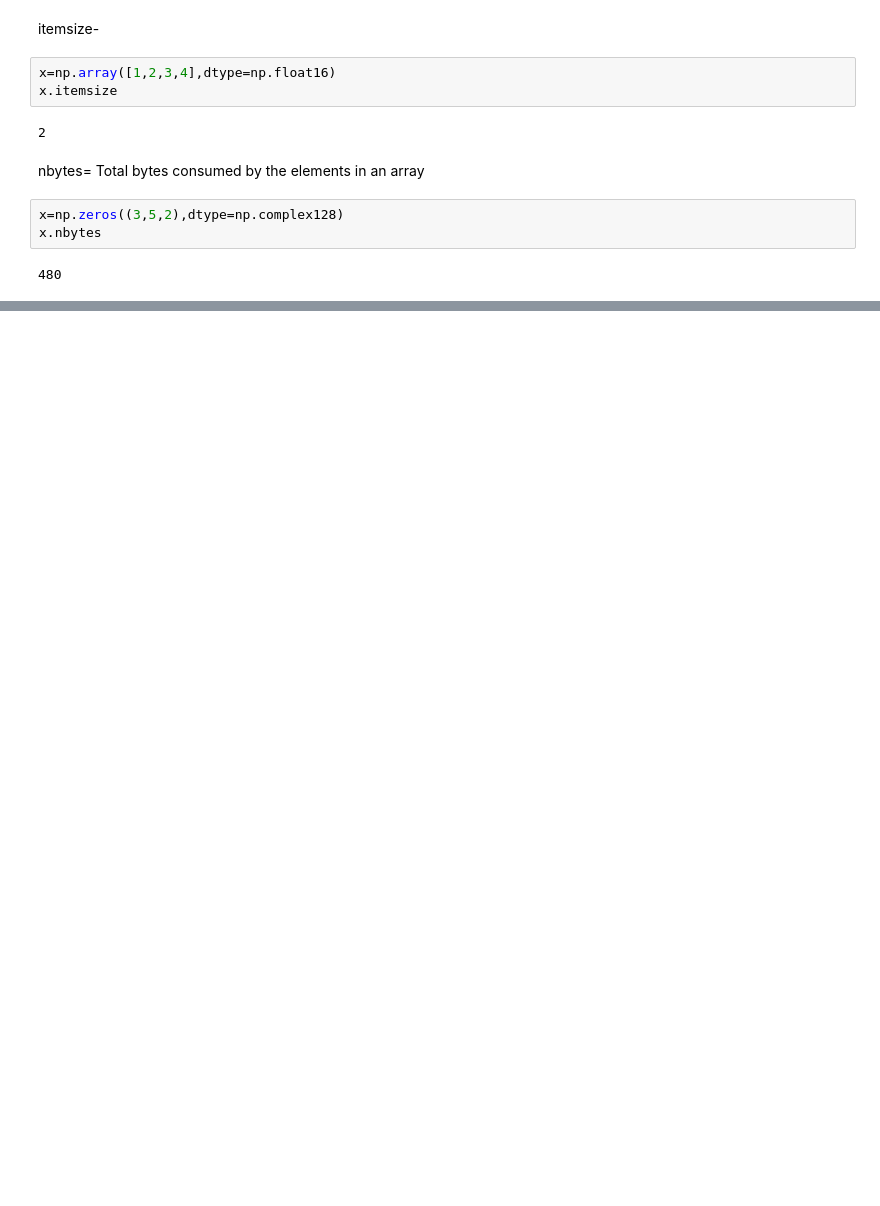
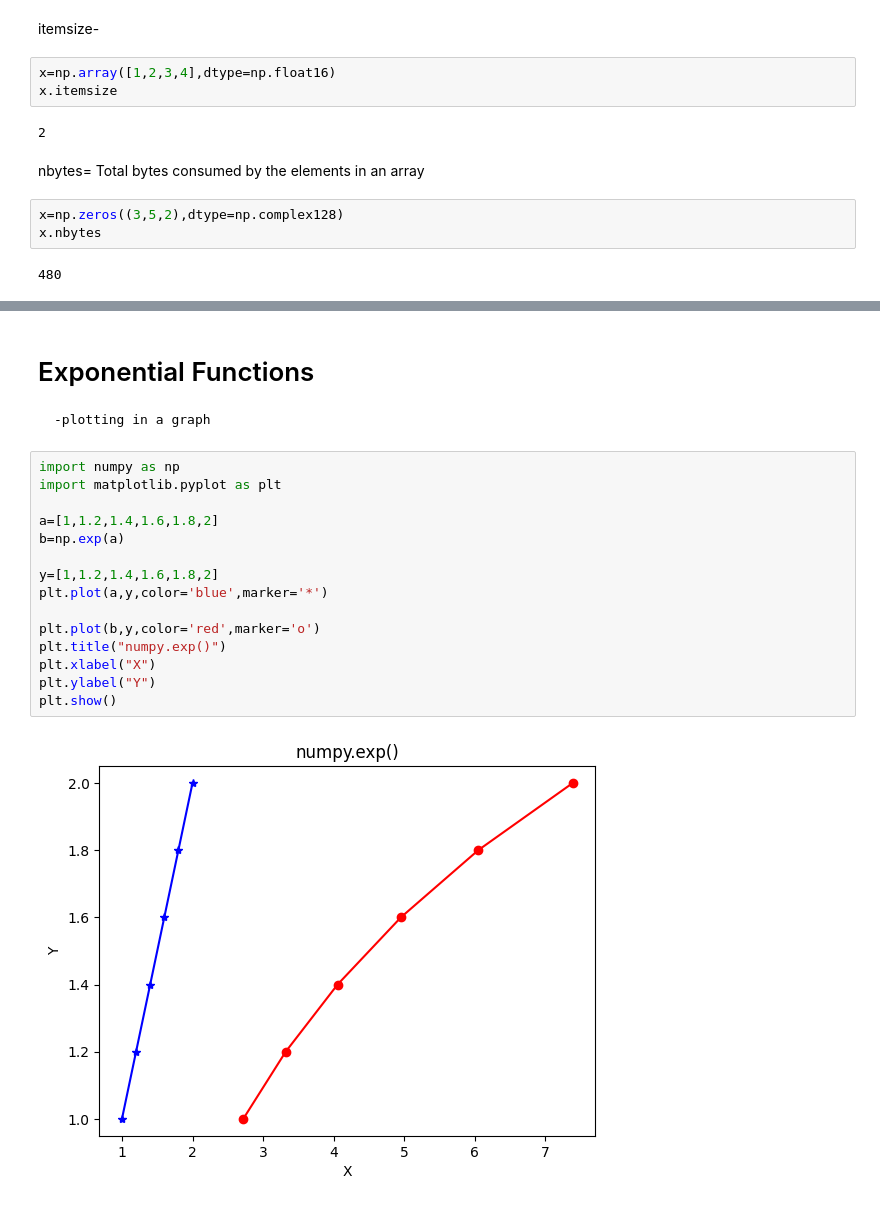
Before and after one commit to LANSPRESADO123/Artificial-Intelligence, a Jupyter notebook: Python/numpy.ipynb, the cells around one changed output, grey strips where cells are left out. Drawn from its saved outputs; the diff is of its cells as text; blank space fills up the shorter version.

```diff
--- a/Python/numpy.ipynb
+++ b/Python/numpy.ipynb
@@ -551,0 +909,21 @@ x.nbytes
+# %% [markdown]
+# Exponential Functions
+
+    -plotting in a graph
+# %%
+import numpy as np
+import matplotlib.pyplot as plt
+
+a=[1,1.2,1.4,1.6,1.8,2]
+b=np.exp(a)
+
+y=[1,1.2,1.4,1.6,1.8,2]
+plt.plot(a,y,color='blue',marker='*')
+
+plt.plot(b,y,color='red',marker='o')
+plt.title("numpy.exp()")
+plt.xlabel("X")
+plt.ylabel("Y")
+plt.show()
+# %% [output]
+[figure, added]
```
Also changed, not shown: parts of 72 cells of this notebook, 4 other files.
